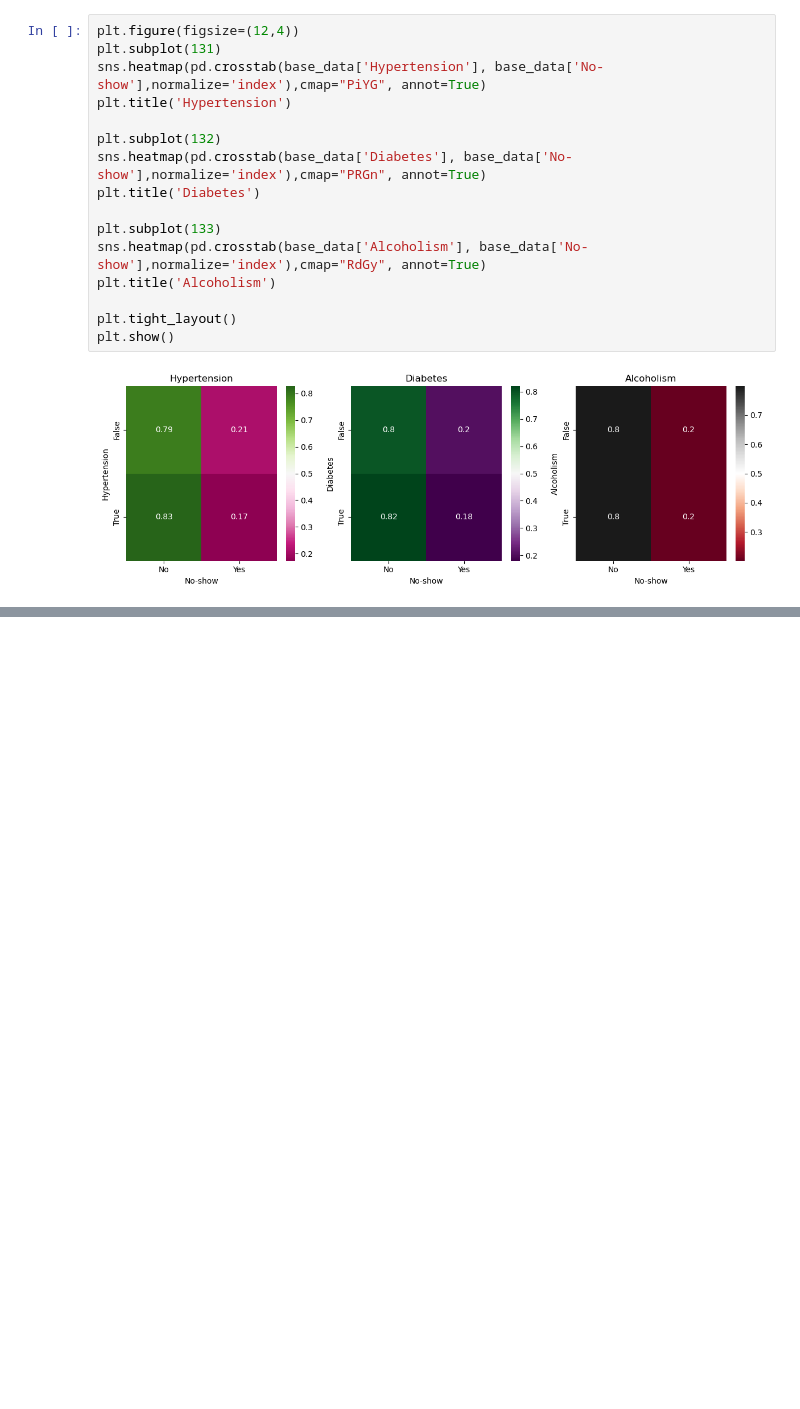
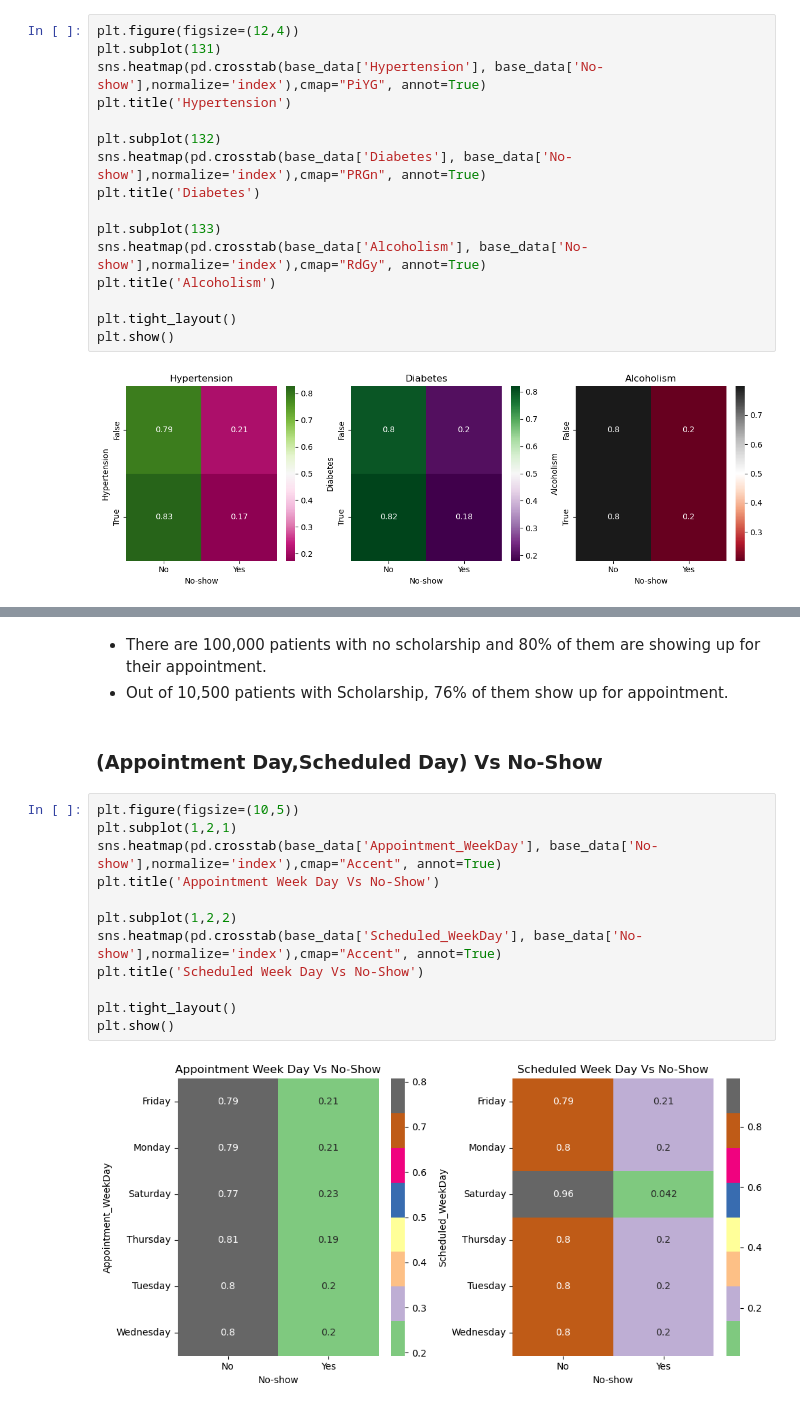
Before and after one commit to Milan1508/HealthCare_Data_Analysis, a Jupyter notebook: healthcare.ipynb, the cells around one changed output, grey strips where cells are left out. Drawn from its saved outputs; the diff is of its cells as text; blank space fills up the shorter version.

```diff
--- a/healthcare.ipynb
+++ b/healthcare.ipynb
@@ -448,0 +463,19 @@ plt.show()
+# %% [markdown]
+* There are 100,000 patients with no scholarship and 80% of them are showing up for their appointment.
+* Out of 10,500 patients with Scholarship, 76% of them show up for appointment.
+# %% [markdown]
+### (Appointment Day,Scheduled Day) Vs No-Show
+# %%
+plt.figure(figsize=(10,5))
+plt.subplot(1,2,1)
+sns.heatmap(pd.crosstab(base_data['Appointment_WeekDay'], base_data['No-show'],normalize='index'),cmap="Accent", annot=True)
+plt.title('Appointment Week Day Vs No-Show')
+
+plt.subplot(1,2,2)
+sns.heatmap(pd.crosstab(base_data['Scheduled_WeekDay'], base_data['No-show'],normalize='index'),cmap="Accent", annot=True)
+plt.title('Scheduled Week Day Vs No-Show')
+
+plt.tight_layout()
+plt.show()
+# %% [output]
+[figure, added]
```
Also changed, not shown: parts of 6 cells of this notebook.
